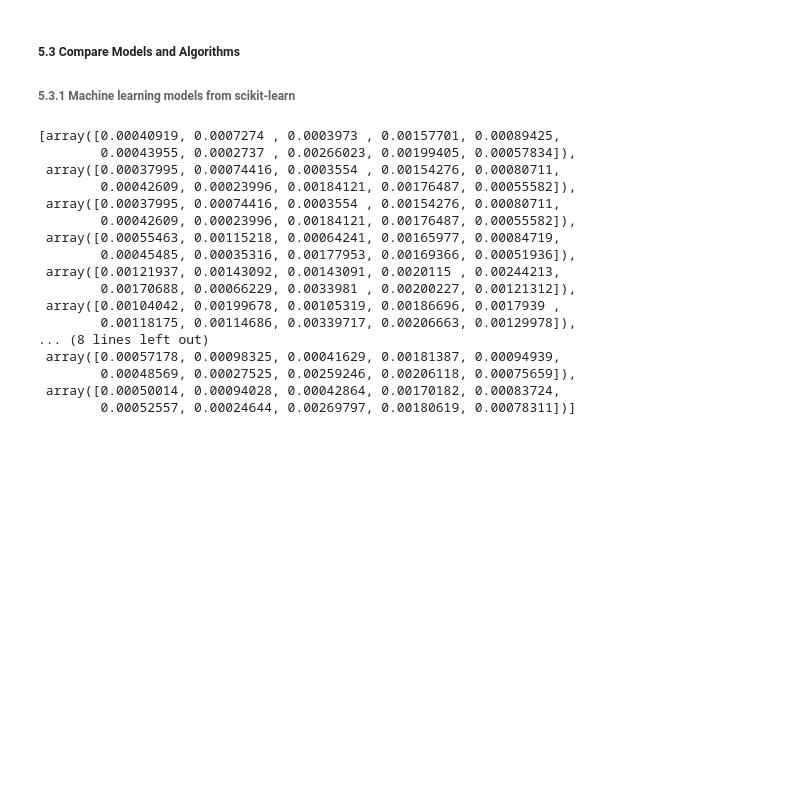
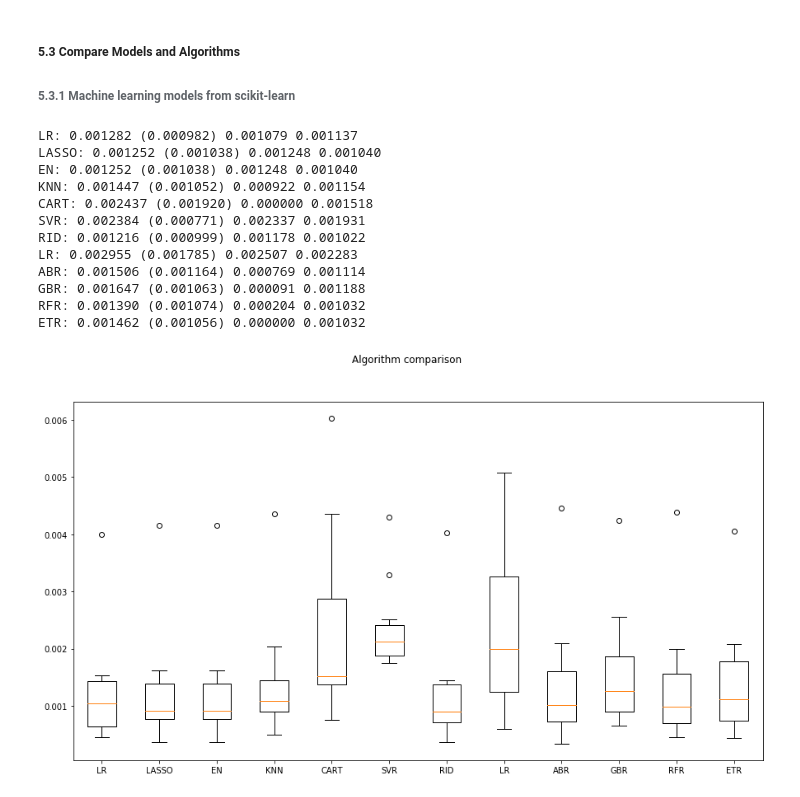
Before and after one commit to Kasimova2022/ml-sagemaker, a Jupyter notebook: fin-ml/case study 1 - stock prediction.ipynb, the cells around one changed output. Drawn from its saved outputs; the diff is of its cells as text; code cells hidden in the pictures; blank space fills up the shorter version.

```diff
--- a/fin-ml/case study 1 - stock prediction.ipynb
+++ b/fin-ml/case study 1 - stock prediction.ipynb
@@ -217,6 +246,8 @@ models.append(('ETR', ExtraTreesRegressor()))
 # %%
 names = []
 kfold_results = []
+train_results = []
+test_results = []
 
 for name, model in models:
     names.append(name)
@@ -226,24 +257,36 @@ for name, model in models:
     cv_result = -1 * cross_val_score(model, X_train, Y_train, cv=kfold, scoring=scoring)
     kfold_results.append(cv_result)
 
-    # TODO: next ssession
+    # Full training period
+    res = model.fit(X_train, Y_train)
+    train_result = mean_squared_error(res.predict(X_train), Y_train)
+    train_results.append(train_result)
 
-kfold_results
+    # Test results
+    test_result = mean_squared_error(res.predict(X_test), Y_test)
+    test_results.append(test_result)
+
+    print("%s: %f (%f) %f %f" % (name, cv_result.mean(), cv_result.std(), train_result, test_result))
 # %% [output]
-[array([0.00040919, 0.0007274 , 0.0003973 , 0.00157701, 0.00089425,
-        0.00043955, 0.0002737 , 0.00266023, 0.00199405, 0.00057834]),
- array([0.00037995, 0.00074416, 0.0003554 , 0.00154276, 0.00080711,
-        0.00042609, 0.00023996, 0.00184121, 0.00176487, 0.00055582]),
- array([0.00037995, 0.00074416, 0.0003554 , 0.00154276, 0.00080711,
-        0.00042609, 0.00023996, 0.00184121, 0.00176487, 0.00055582]),
- array([0.00055463, 0.00115218, 0.00064241, 0.00165977, 0.00084719,
-        0.00045485, 0.00035316, 0.00177953, 0.00169366, 0.00051936]),
- array([0.00121937, 0.00143092, 0.00143091, 0.0020115 , 0.00244213,
-        0.00170688, 0.00066229, 0.0033981 , 0.00200227, 0.00121312]),
- array([0.00104042, 0.00199678, 0.00105319, 0.00186696, 0.0017939 ,
-        0.00118175, 0.00114686, 0.00339717, 0.00206663, 0.00129978]),
-... (8 lines left out)
- array([0.00057178, 0.00098325, 0.00041629, 0.00181387, 0.00094939,
-        0.00048569, 0.00027525, 0.00259246, 0.00206118, 0.00075659]),
- array([0.00050014, 0.00094028, 0.00042864, 0.00170182, 0.00083724,
-        0.00052557, 0.00024644, 0.00269797, 0.00180619, 0.00078311])]
+LR: 0.001282 (0.000982) 0.001079 0.001137
+LASSO: 0.001252 (0.001038) 0.001248 0.001040
+EN: 0.001252 (0.001038) 0.001248 0.001040
+KNN: 0.001447 (0.001052) 0.000922 0.001154
+CART: 0.002437 (0.001920) 0.000000 0.001518
+SVR: 0.002384 (0.000771) 0.002337 0.001931
+RID: 0.001216 (0.000999) 0.001178 0.001022
+LR: 0.002955 (0.001785) 0.002507 0.002283
+ABR: 0.001506 (0.001164) 0.000769 0.001114
+GBR: 0.001647 (0.001063) 0.000091 0.001188
+RFR: 0.001390 (0.001074) 0.000204 0.001032
+ETR: 0.001462 (0.001056) 0.000000 0.001032
+# %%
+fig = pyplot.figure()
+fig.suptitle('Algorithm comparison')
+ax = fig.add_subplot(111)
+pyplot.boxplot(kfold_results)
+ax.set_xticklabels(names)
+fig.set_size_inches(15,8)
+pyplot.show()
+# %% [output]
+[figure, added]
```
Also changed, not shown: parts of 20 cells of this notebook.
